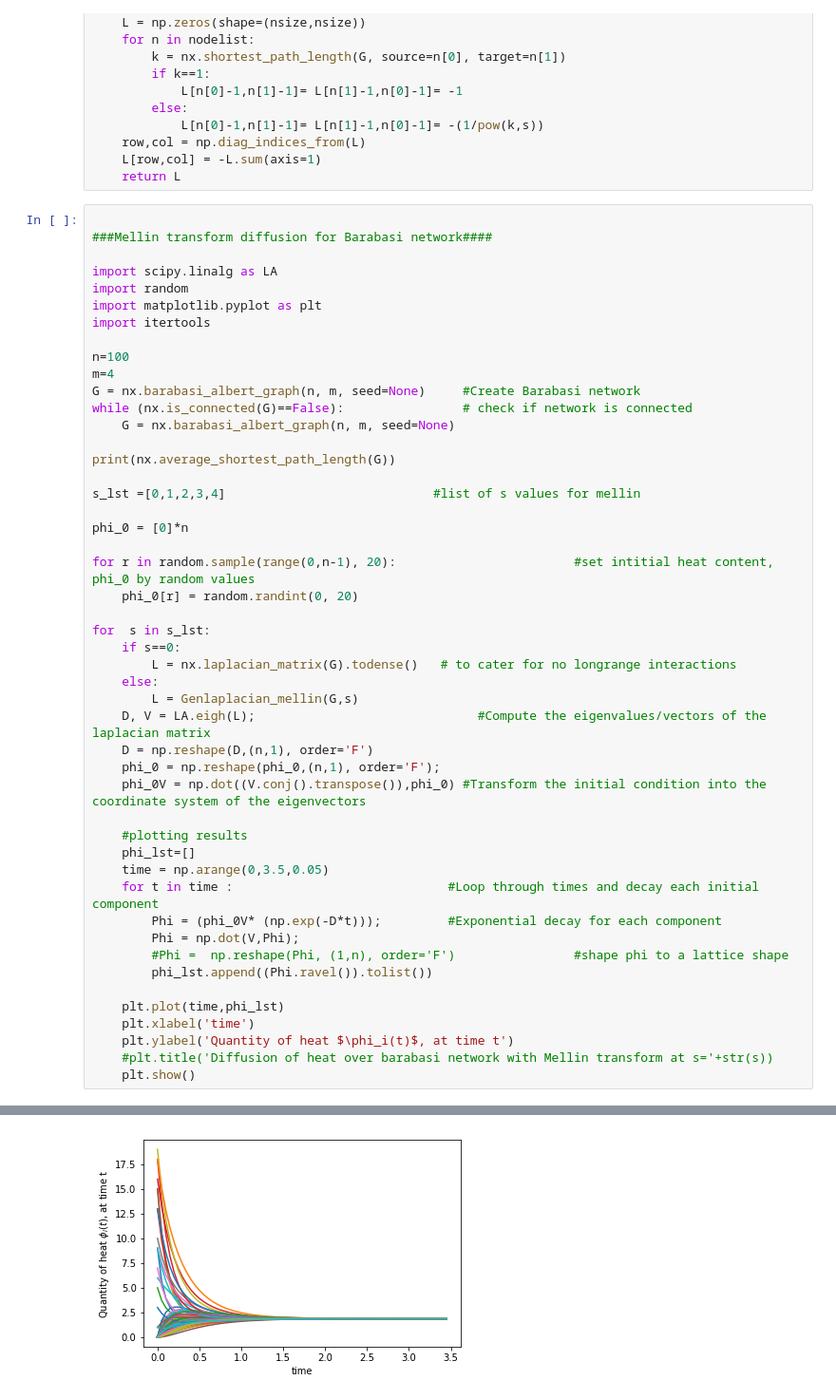
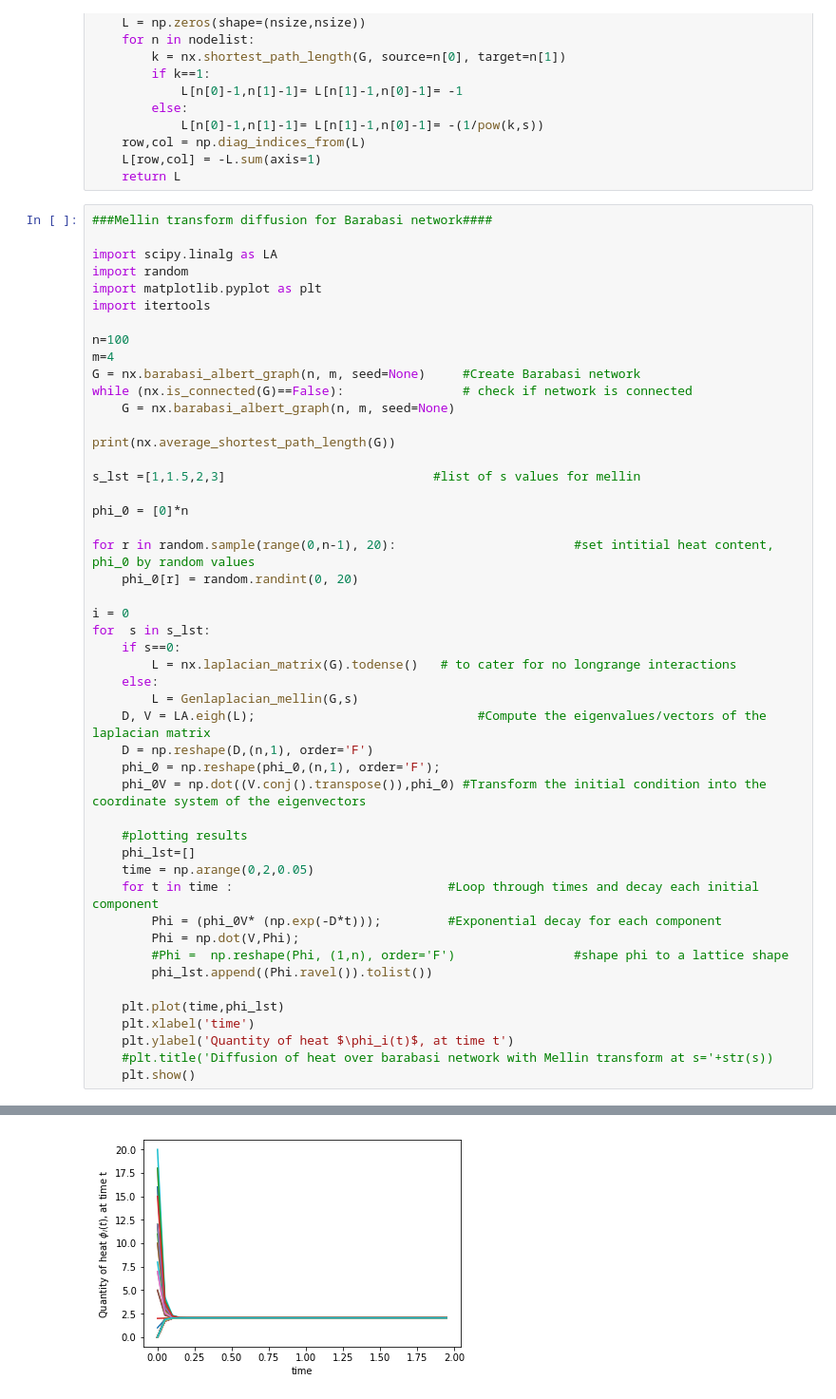
Before and after one commit to NanyanziAlice/Research-Code, a Jupyter notebook: Barabasi-ER-Mellin-Laplace-Diffusion.ipynb, the cells around one changed output, grey strips where cells are left out. Shown at 95% size. Drawn from its saved outputs; the diff is of its cells as text.

```diff
--- a/Barabasi-ER-Mellin-Laplace-Diffusion.ipynb
+++ b/Barabasi-ER-Mellin-Laplace-Diffusion.ipynb
@@ -56,7 +56,6 @@ def Genlaplacian_mellin(G,s):
     L[row,col] = -L.sum(axis=1)
     return L
 # %%
-
 ###Mellin transform diffusion for Barabasi network####
 
 import scipy.linalg as LA
@@ -72,13 +71,14 @@ while (nx.is_connected(G)==False):                # check if network is connecte
 
 print(nx.average_shortest_path_length(G))
 
-s_lst =[0,1,2,3,4]                            #list of s values for mellin
+s_lst =[1,1.5,2,3]                            #list of s values for mellin
 
 phi_0 = [0]*n
 
 for r in random.sample(range(0,n-1), 20):                        #set intitial heat content, phi_0 by random values
     phi_0[r] = random.randint(0, 20)
 
+i = 0
 for  s in s_lst:
     if s==0:
         L = nx.laplacian_matrix(G).todense()   # to cater for no longrange interactions
@@ -91,7 +91,7 @@ for  s in s_lst:
 
     #plotting results
     phi_lst=[]
-    time = np.arange(0,3.5,0.05)
+    time = np.arange(0,2,0.05)
     for t in time :                             #Loop through times and decay each initial component
         Phi = (phi_0V* (np.exp(-D*t)));         #Exponential decay for each component
         Phi = np.dot(V,Phi);
@@ -108 +108 @@ for  s in s_lst:
-[figure, old version]
+[figure, new version]
```
Also changed, not shown: parts of 5 cells of this notebook, 3 other files.
